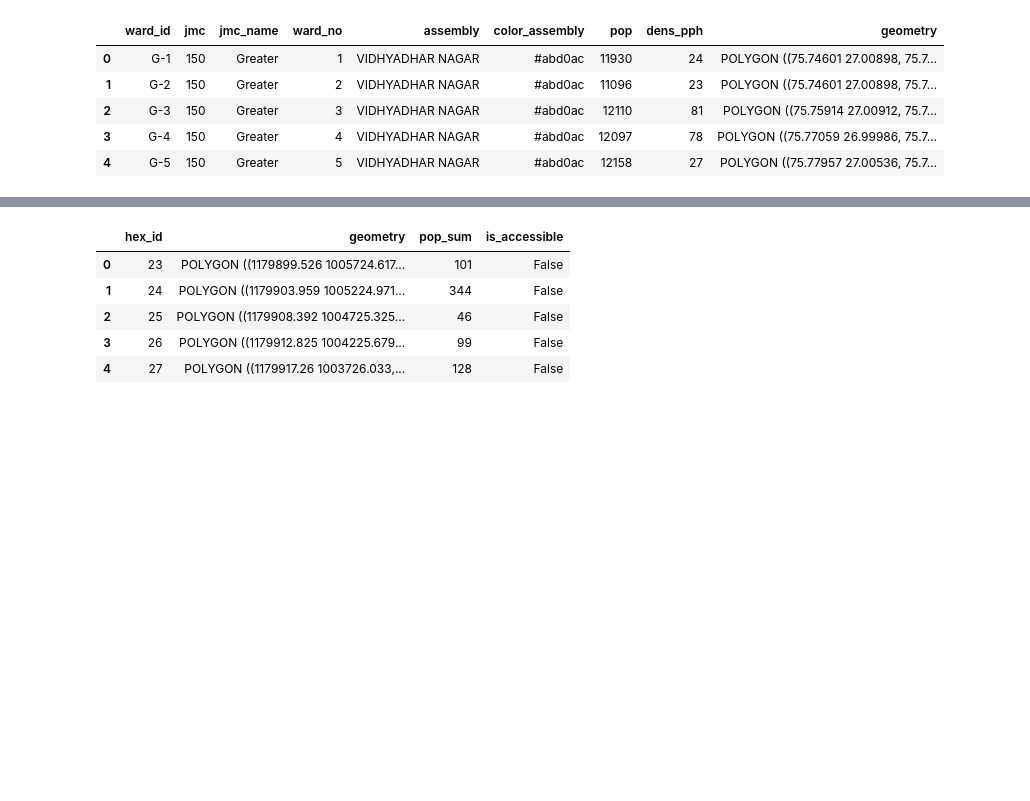
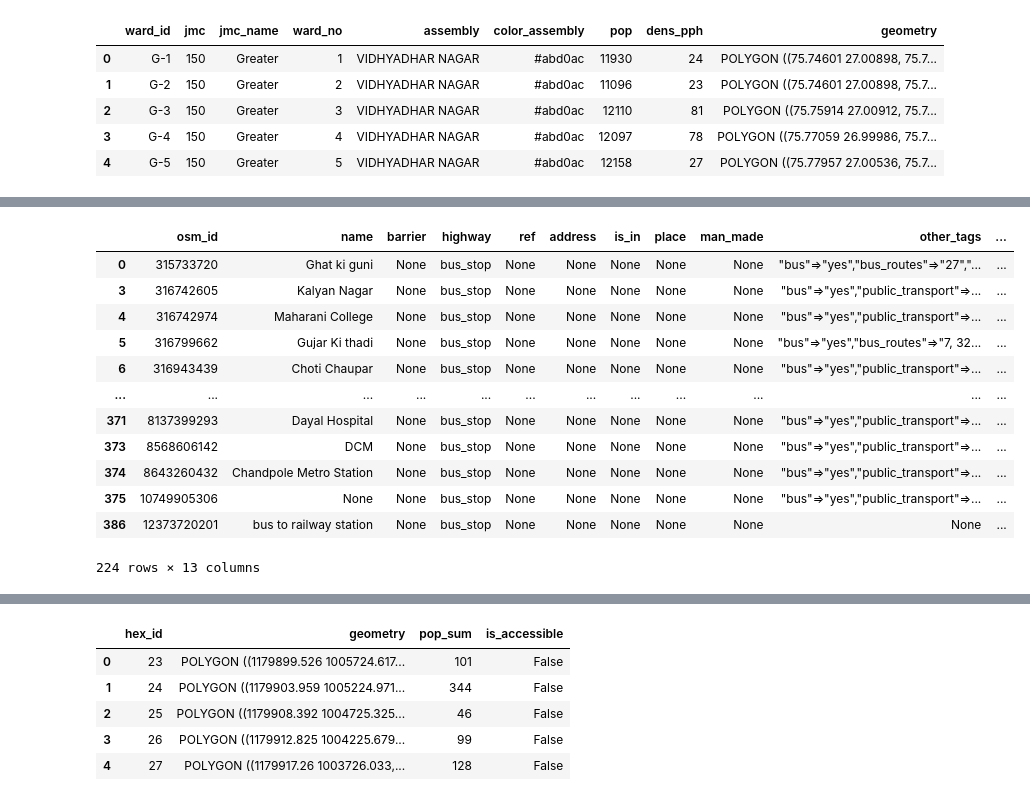
Before and after one commit to shaunhoang/mobility-dash, a Jupyter notebook: bin/data-analysis/transportaccessibility.ipynb, the cells around one changed output, grey strips where cells are left out. Cells and saved outputs as stored; diff of their text form; code cells hidden in the pictures; blank space fills up the shorter version.

Commit message:
fixed transport accessibility

```diff
--- a/bin/data-analysis/transportaccessibility.ipynb
+++ b/bin/data-analysis/transportaccessibility.ipynb
@@ -37,0 +93,35 @@ df_ward.to_crs('EPSG:7774', inplace=True)
+# %%
+# Extract routes for stops
+bus_buffer50 = bus_stops.copy()
+bus_buffer50['geometry'] = bus_stops['geometry'].buffer(50)
+
+# get intersected routes and min interval for each  stop
+joint = gpd.sjoin(bus_buffer50,
+                  bus_routes[['route','geometry']], how='left', predicate='intersects')
+joint['interval_min'] = joint['route'].map(dict_route_interval) # map interval
+joint_grouped = joint.groupby('osm_id').agg({
+    'interval_min': 'min',
+    'route': lambda x: ', '.join(x.dropna().unique())
+}).reset_index() # group by stop, get min interval and all routes in list
+
+# merge back to bus_stops
+bus_stops = bus_stops.merge(joint_grouped, on='osm_id', how='left')
+bus_stops.head()
+
+# filter out stops with interval >20 mins
+bus_stops_filtered = bus_stops[bus_stops['interval_min'] <= 20]
+bus_stops_filtered
+# %% [output]
+|  | osm_id | name | barrier | highway | ref | address | is_in | place | man_made | other_tags | ... |
+| 0 | 315733720 | Ghat ki guni | None | bus_stop | None | None | None | None | None | "bus"=>"yes","bus_routes"=>"27","... | ... |
+| 3 | 316742605 | Kalyan Nagar | None | bus_stop | None | None | None | None | None | "bus"=>"yes","public_transport"=>... | ... |
+| 4 | 316742974 | Maharani College | None | bus_stop | None | None | None | None | None | "bus"=>"yes","public_transport"=>... | ... |
+| 5 | 316799662 | Gujar Ki thadi | None | bus_stop | None | None | None | None | None | "bus"=>"yes","bus_routes"=>"7, 32... | ... |
+| 6 | 316943439 | Choti Chaupar | None | bus_stop | None | None | None | None | None | "bus"=>"yes","public_transport"=>... | ... |
+| ... | ... | ... | ... | ... | ... | ... | ... | ... | ... | ... | ... |
+| 371 | 8137399293 | Dayal Hospital | None | bus_stop | None | None | None | None | None | "bus"=>"yes","public_transport"=>... | ... |
+| 373 | 8568606142 | DCM | None | bus_stop | None | None | None | None | None | "bus"=>"yes","public_transport"=>... | ... |
+| 374 | 8643260432 | Chandpole Metro Station | None | bus_stop | None | None | None | None | None | "bus"=>"yes","public_transport"=>... | ... |
+| 375 | 10749905306 | None | None | bus_stop | None | None | None | None | None | "bus"=>"yes","public_transport"=>... | ... |
+| 386 | 12373720201 | bus to railway station | None | bus_stop | None | None | None | None | None | None | ... |
+224 rows × 13 columns
```
Also changed, not shown: parts of 7 cells of this notebook, 5 other files.
